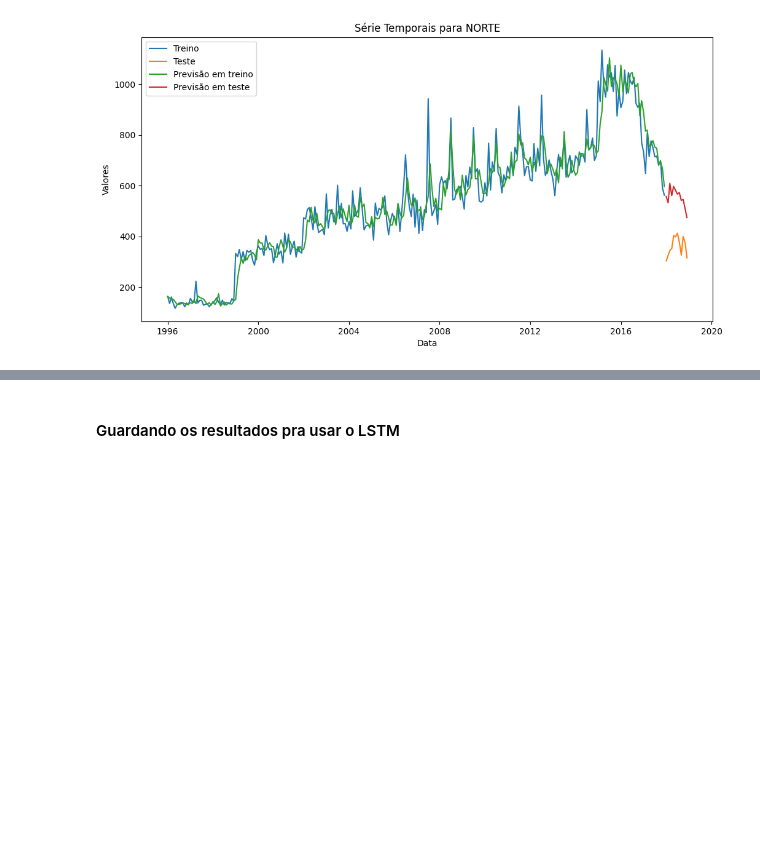
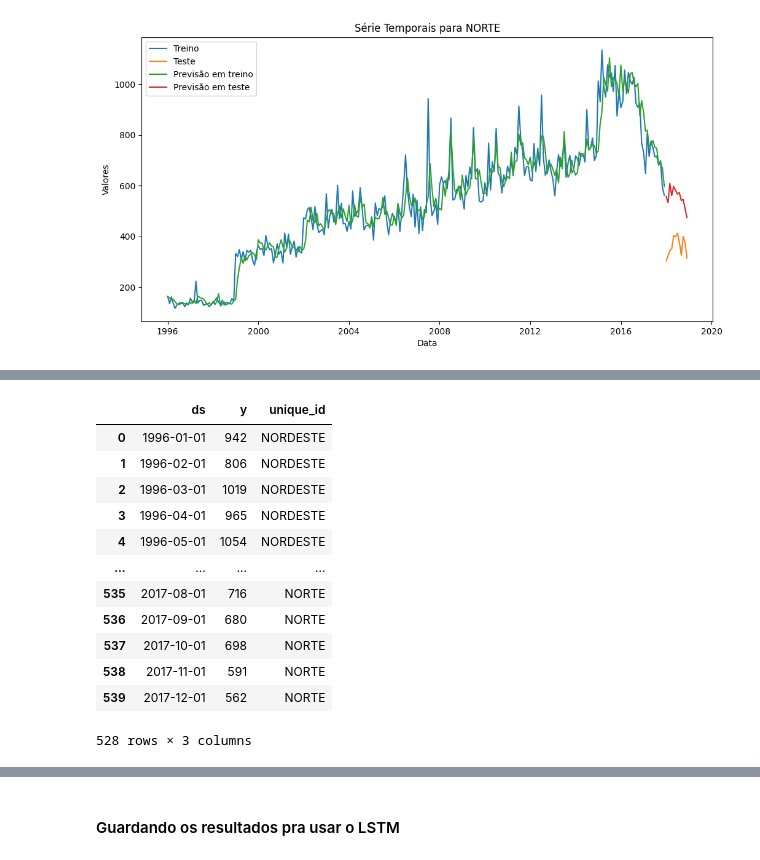
Before and after one commit to MateusVasc/IC-Cancer-Time-Series, a Jupyter notebook: Construindo o modelo hibrido/hibrido_test.ipynb, the cells around one changed output, grey strips where cells are left out. Drawn from its saved outputs; the diff is of its cells as text; code cells hidden in the pictures; blank space fills up the shorter version.

```diff
--- a/Construindo o modelo hibrido/hibrido_test.ipynb
+++ b/Construindo o modelo hibrido/hibrido_test.ipynb
@@ -147,0 +168,16 @@ plot_forecasts_with_ARIMA(train_serie_regiao, teste_serie_regiao, prev_train, pr
+# %%
+train_serie_regiao
+# %% [output]
+|  | ds | y | unique_id |
+| 0 | 1996-01-01 | 942 | NORDESTE |
+| 1 | 1996-02-01 | 806 | NORDESTE |
+| 2 | 1996-03-01 | 1019 | NORDESTE |
+| 3 | 1996-04-01 | 965 | NORDESTE |
+| 4 | 1996-05-01 | 1054 | NORDESTE |
+| ... | ... | ... | ... |
+| 535 | 2017-08-01 | 716 | NORTE |
+| 536 | 2017-09-01 | 680 | NORTE |
+| 537 | 2017-10-01 | 698 | NORTE |
+| 538 | 2017-11-01 | 591 | NORTE |
+| 539 | 2017-12-01 | 562 | NORTE |
+528 rows × 3 columns
```
Also changed, not shown: parts of 13 cells of this notebook.
